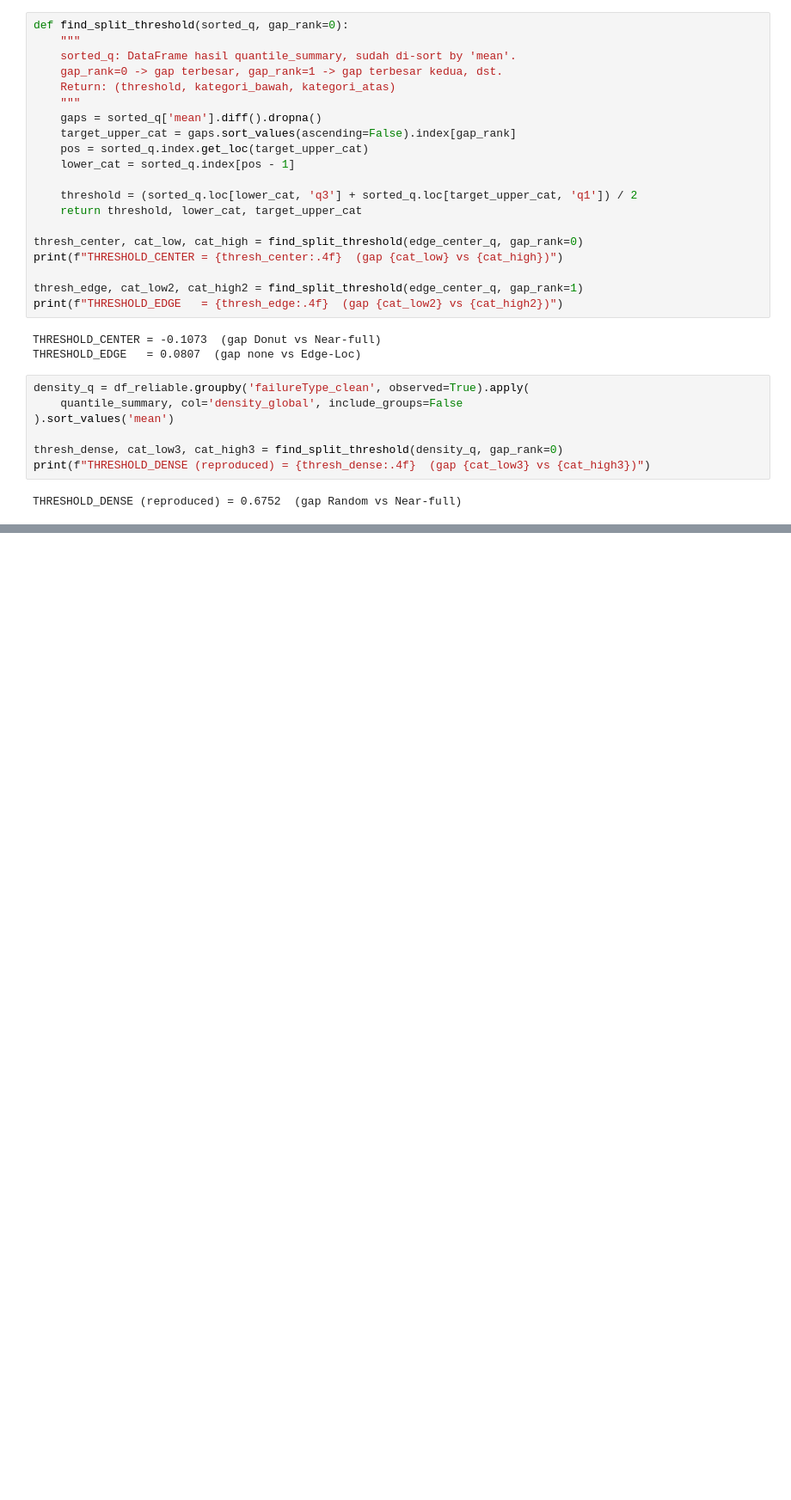
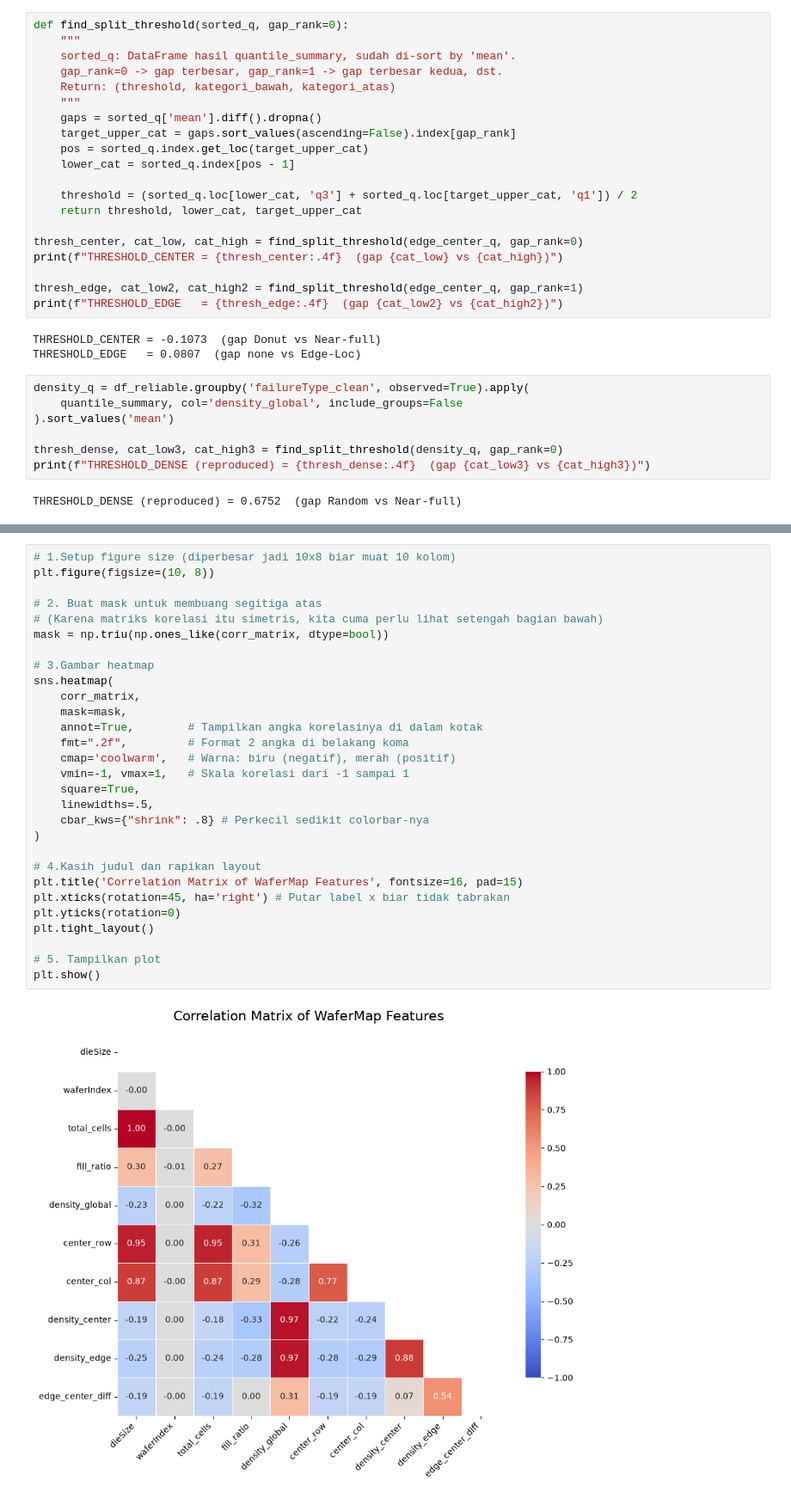
Before and after one commit to AfiefMiko/wafer-map-eda-python, a Jupyter notebook: notebooks/03_groupby_aggregation.ipynb, the cells around one changed output, grey strips where cells are left out. Shown at 86% size. Cells and saved outputs as stored; diff of their text form; blank space fills up the shorter version.

Commit message:
complete pivot, apply, correlation analysis & feature selection

```diff
--- a/notebooks/03_groupby_aggregation.ipynb
+++ b/notebooks/03_groupby_aggregation.ipynb
@@ -368,0 +432,31 @@ THRESHOLD_DENSE (reproduced) = 0.6752  (gap Random vs Near-full)
+# %%
+# 1.Setup figure size (diperbesar jadi 10x8 biar muat 10 kolom)
+plt.figure(figsize=(10, 8))
+
+# 2. Buat mask untuk membuang segitiga atas
+# (Karena matriks korelasi itu simetris, kita cuma perlu lihat setengah bagian bawah)
+mask = np.triu(np.ones_like(corr_matrix, dtype=bool))
+
+# 3.Gambar heatmap
+sns.heatmap(
+    corr_matrix,
+    mask=mask,
+    annot=True,        # Tampilkan angka korelasinya di dalam kotak
+    fmt=".2f",         # Format 2 angka di belakang koma
+    cmap='coolwarm',   # Warna: biru (negatif), merah (positif)
+    vmin=-1, vmax=1,   # Skala korelasi dari -1 sampai 1
+    square=True,
+    linewidths=.5,
+    cbar_kws={"shrink": .8} # Perkecil sedikit colorbar-nya
+)
+
+# 4.Kasih judul dan rapikan layout
+plt.title('Correlation Matrix of WaferMap Features', fontsize=16, pad=15)
+plt.xticks(rotation=45, ha='right') # Putar label x biar tidak tabrakan
+plt.yticks(rotation=0)
+plt.tight_layout()
+
+# 5. Tampilkan plot
+plt.show()
+# %% [output]
+[figure, added]
```
Also changed, not shown: parts of 1 cell of this notebook.
